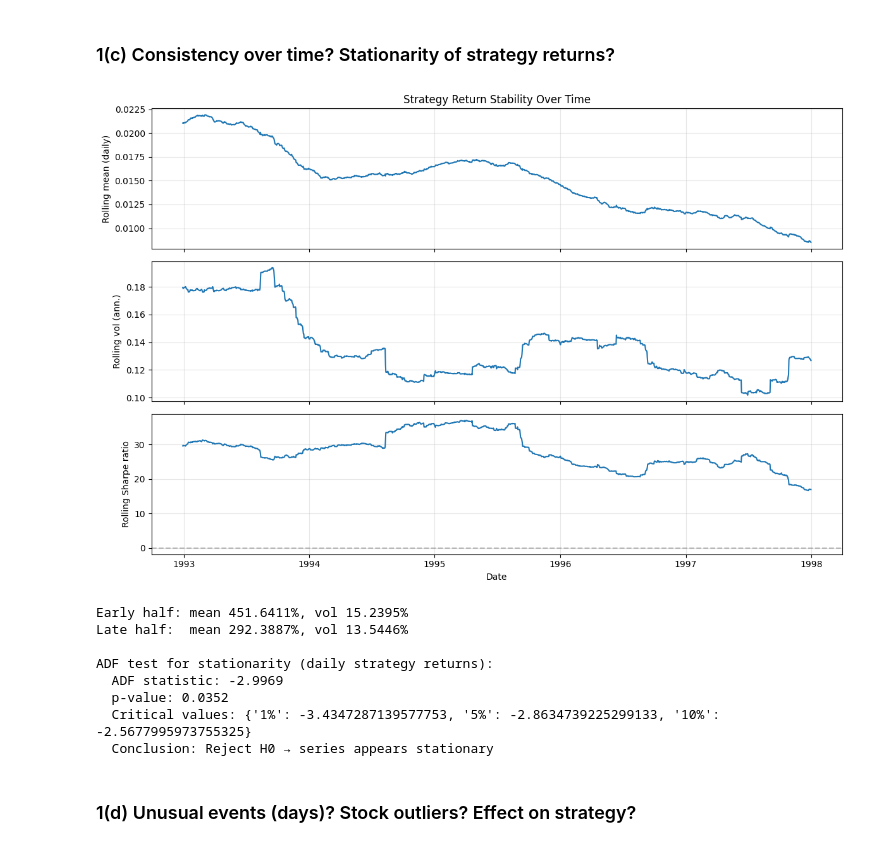
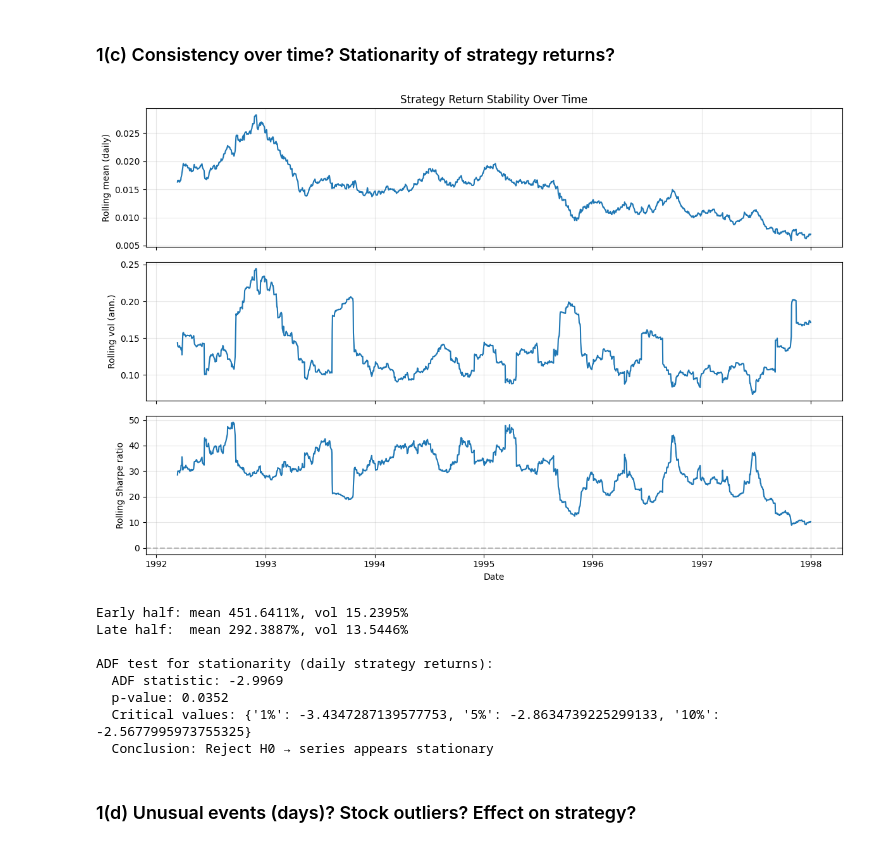
Before and after one commit to Nikhilesh-B/HW-Spring-2026, a Jupyter notebook: Financial data science and computing/analysis.ipynb, the cells around one changed output. Saved outputs shown, nothing was run; the diff lists cells and outputs as text; code cells hidden in the pictures.

```diff
--- a/Financial data science and computing/analysis.ipynb
+++ b/Financial data science and computing/analysis.ipynb
@@ -319,7 +300,7 @@ Market:    Mean 14.77%  Vol 7.80%  Sharpe 1.89
 # %%
 # TODO: Rolling mean/vol, subsample stats, or formal stationarity test
 # Hint: Split sample into halves or rolling windows; compare mean/vol
-window = 252  # 1 year
+window = 50  # 1 year
 rolling_mean = pi_strategy.rolling(window).mean()
 rolling_vol = pi_strategy.rolling(window).std() * np.sqrt(TRADING_DAYS)
 rolling_mean_ann = rolling_mean * TRADING_DAYS
@@ -332,34 +313,34 @@ axes[0].set_title('Strategy Return Stability Over Time')
 axes[0].grid(True, alpha=0.3)
 axes[1].plot(rolling_vol.index, rolling_vol.values)
 axes[1].set_ylabel('Rolling vol (ann.)')
 axes[1].grid(True, alpha=0.3)
 axes[2].plot(rolling_sr.index, rolling_sr.values)
 axes[2].set_ylabel('Rolling Sharpe ratio')
 axes[2].set_xlabel('Date')
 axes[2].axhline(y=0, color='gray', linestyle='--', alpha=0.5)
 axes[2].grid(True, alpha=0.3)
 plt.tight_layout()
 plt.show()
 
 # Subsample comparison: TODO fill in interpretation
 half = len(pi_strategy) // 2
 early, late = pi_strategy.iloc[:half], pi_strategy.iloc[half:]
 print("Early half: mean {:.4%}, vol {:.4%}".format(early.mean()*252, early.std()*np.sqrt(252)))
 print("Late half:  mean {:.4%}, vol {:.4%}".format(late.mean()*252, late.std()*np.sqrt(252)))
 
 # Augmented Dickey-Fuller test for stationarity of daily returns
 from statsmodels.tsa.stattools import adfuller
 adf_result = adfuller(pi_strategy.dropna(), autolag='AIC')
 print("\nADF test for stationarity (daily strategy returns):")
 print(f"  ADF statistic: {adf_result[0]:.4f}")
 print(f"  p-value: {adf_result[1]:.4f}")
 print(f"  Critical values: {adf_result[4]}")
 if adf_result[1] < 0.05:
     print("  Conclusion: Reject H0 → series appears stationary")
 else:
     print("  Conclusion: Fail to reject H0 → series may have unit root (non-stationary)")
 # %% [output]
-[figure, old version]
+[figure, new version]
 Early half: mean 451.6411%, vol 15.2395%
 Late half:  mean 292.3887%, vol 13.5446%
 
```
Also changed, not shown: parts of 3 cells of this notebook.
